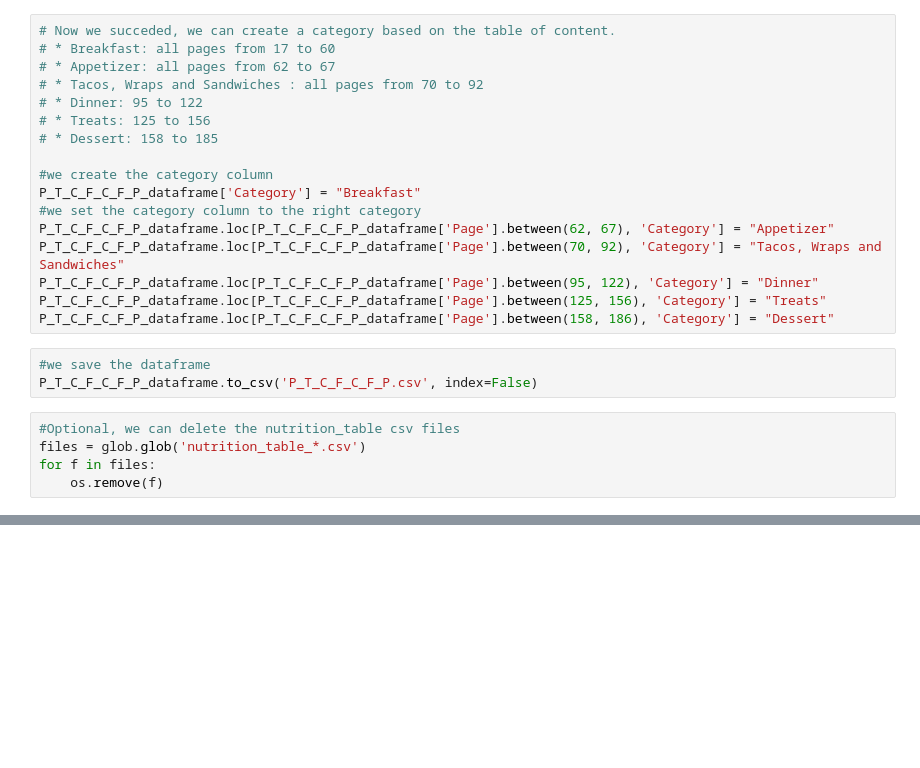
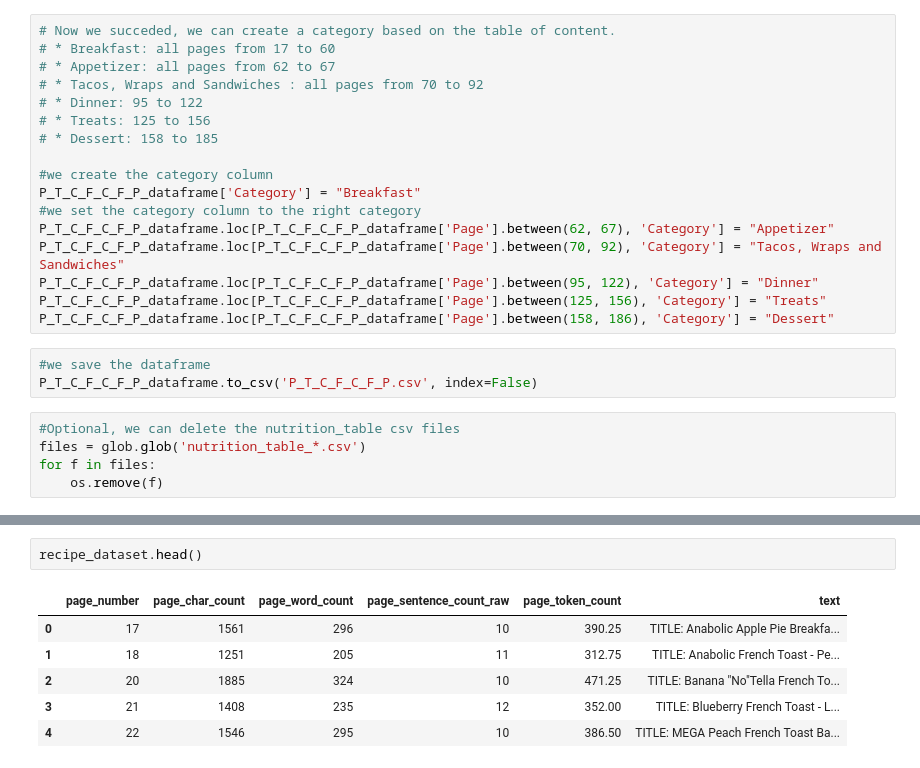
Before and after one commit to MikeDuran-git/simple-local-rag, a Jupyter notebook: text_processing.ipynb, the cells around one changed output, grey strips where cells are left out. Cells and saved outputs as stored; diff of their text form; blank space fills up the shorter version.

```diff
--- a/text_processing.ipynb
+++ b/text_processing.ipynb
@@ -602,0 +617,9 @@ We have now the 2 Databases to have all the informations of the recipes. What we
+# %%
+recipe_dataset.head()
+# %% [output]
+|  | page_number | page_char_count | page_word_count | page_sentence_count_raw | page_token_count | text |
+| 0 | 17 | 1561 | 296 | 10 | 390.25 | TITLE: Anabolic Apple Pie Breakfa... |
+| 1 | 18 | 1251 | 205 | 11 | 312.75 | TITLE: Anabolic French Toast - Pe... |
+| 2 | 20 | 1885 | 324 | 10 | 471.25 | TITLE: Banana "No"Tella French To... |
+| 3 | 21 | 1408 | 235 | 12 | 352.00 | TITLE: Blueberry French Toast - L... |
+| 4 | 22 | 1546 | 295 | 10 | 386.50 | TITLE: MEGA Peach French Toast Ba... |
```
Also changed, not shown: parts of 28 cells of this notebook.
